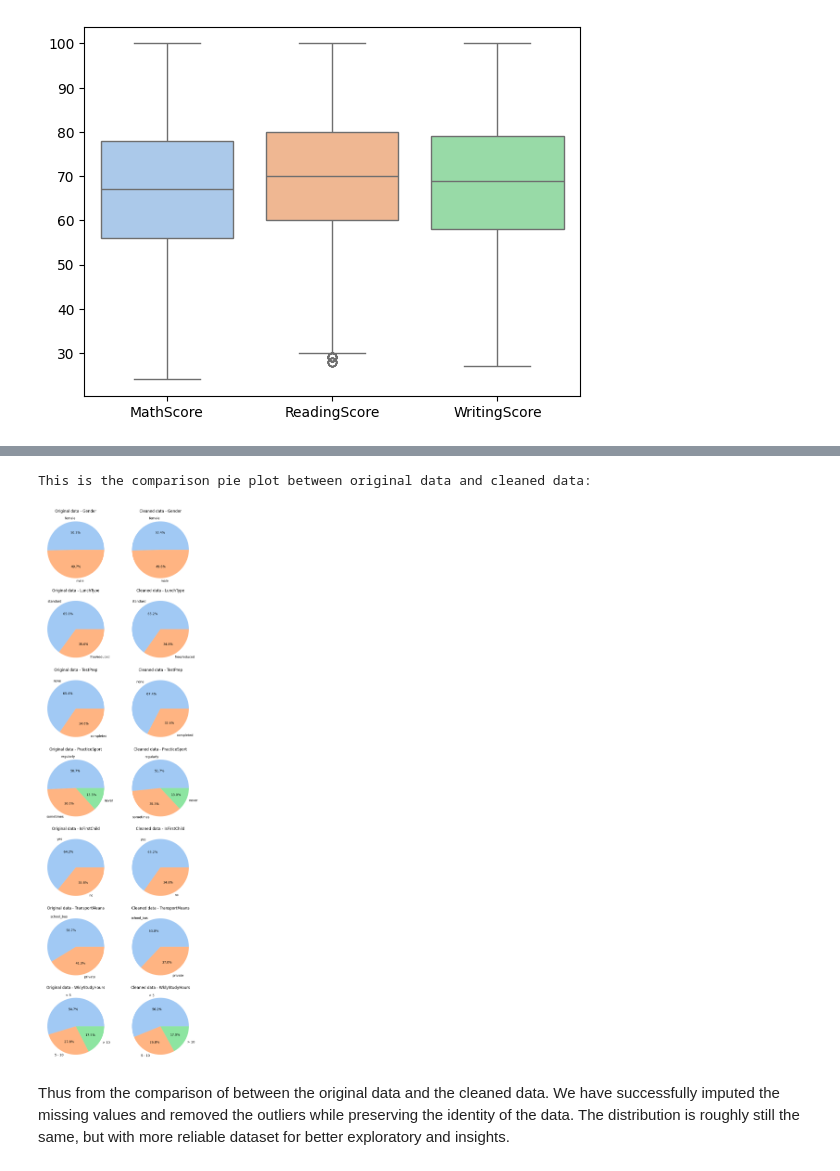
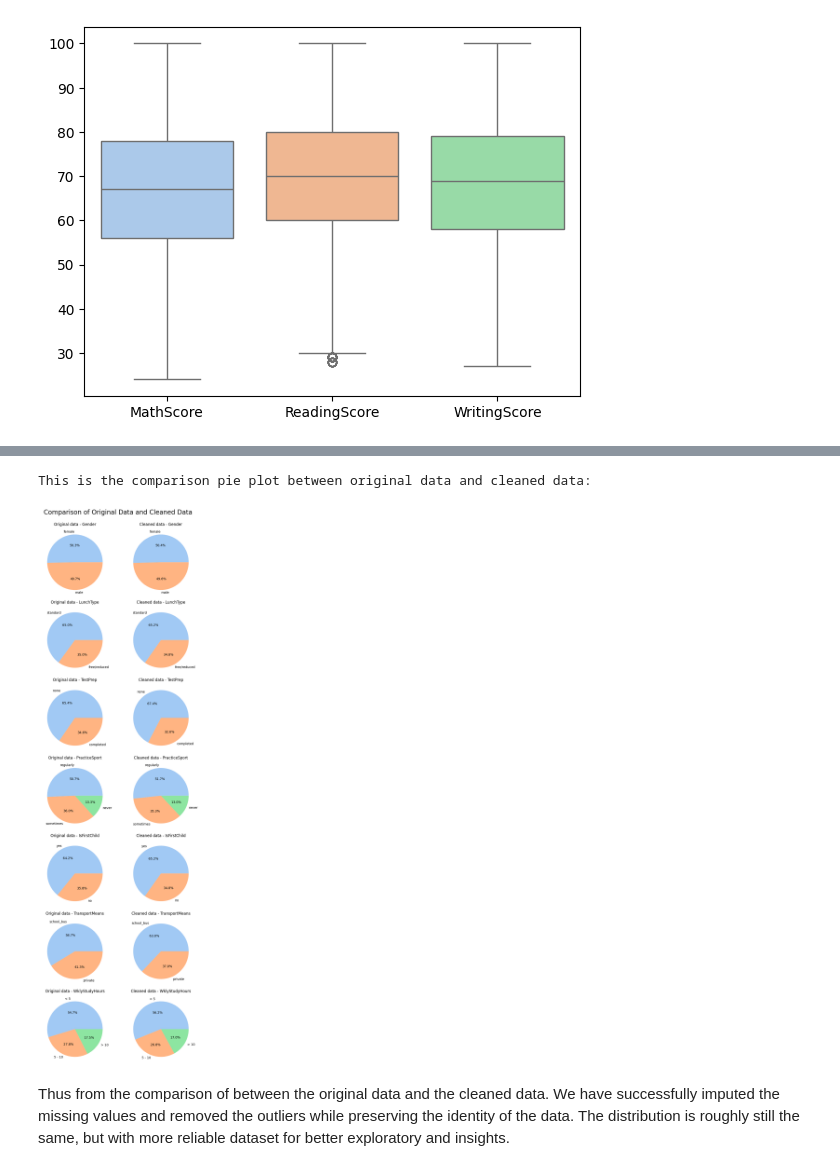
Before and after one commit to hathimazman/Msc-Data-Science-Project2, a Jupyter notebook: P153146_Project_2_20242025.ipynb, the cells around one changed output, grey strips where cells are left out. Cells and saved outputs as stored; diff of their text form; code cells hidden in the pictures.

```diff
--- a/P153146_Project_2_20242025.ipynb
+++ b/P153146_Project_2_20242025.ipynb
@@ -369,8 +369,8 @@ bars = CatCols[[1,2,5,8]]
 # Create a figure with subplots
 fig, axes = plt.subplots(nrows=len(bars), ncols=2, figsize=(20, 15))
 
-# Define the rainbow color palette
-colors = plt.cm.rainbow(np.linspace(0, 1, 10))
+# Define the pastel color palette
+colors = sns.color_palette("pastel", n_colors=10)
 
 for i, column in enumerate(bars):
     # Plot data
@@ -398,35 +398,37 @@ pies = CatCols[~CatCols.isin(bars)]
 
 # Create a figure with subplots
 fig, axes = plt.subplots(nrows=len(pies), ncols=2, figsize=(8, 25))
+
+fig.suptitle('Comparison of Original Data and Cleaned Data', fontsize=20)
 
 # Define the rainbow color palette
 colors = plt.cm.rainbow(np.linspace(0, 1, 10))
 
 # for i, cols in enumerate(pie):
 #   axes[i+4].pie(x=data_clean[cols].value_counts(), autopct='%1.1f%%', labels=data_clean[cols].unique())
 #   axes[i+4].set_title(cols)
 
 for i, column in enumerate(pies):
   # Plot data
   data_counts = data[column].value_counts()
   axes[i][0].pie(x=data[column].value_counts(), autopct='%1.1f%%', labels=data[column].dropna().unique())
   axes[i][0].set_title(f'Original data - {column}')
   axes[i][0].set_xlabel('')
   axes[i][0].set_ylabel('')
 
   # Plot data_clean
   data_clean_counts = data_clean[column].value_counts()
   axes[i][1].pie(x=data_clean[column].value_counts(), autopct='%1.1f%%', labels=data_clean[column].unique())
   axes[i][1].set_title(f'Cleaned data - {column}')
   axes[i][1].set_xlabel('')
   axes[i][1].set_ylabel('')
 
 # Adjust layout
-plt.tight_layout()
+plt.tight_layout(rect=[0, 0, 1, 0.98])
 plt.show()
 # %% [output]
 This is the comparison pie plot between original data and cleaned data:
-[figure, old version]
+[figure, new version]
 # %% [markdown]
 Thus from the comparison of between the original data and the cleaned data. We have successfully imputed the missing values and removed the outliers while preserving the identity of the data. The distribution is roughly still the same, but with more reliable dataset for better exploratory and insights.
 # %% [markdown]
```
Also changed, not shown: parts of 10 cells of this notebook.
